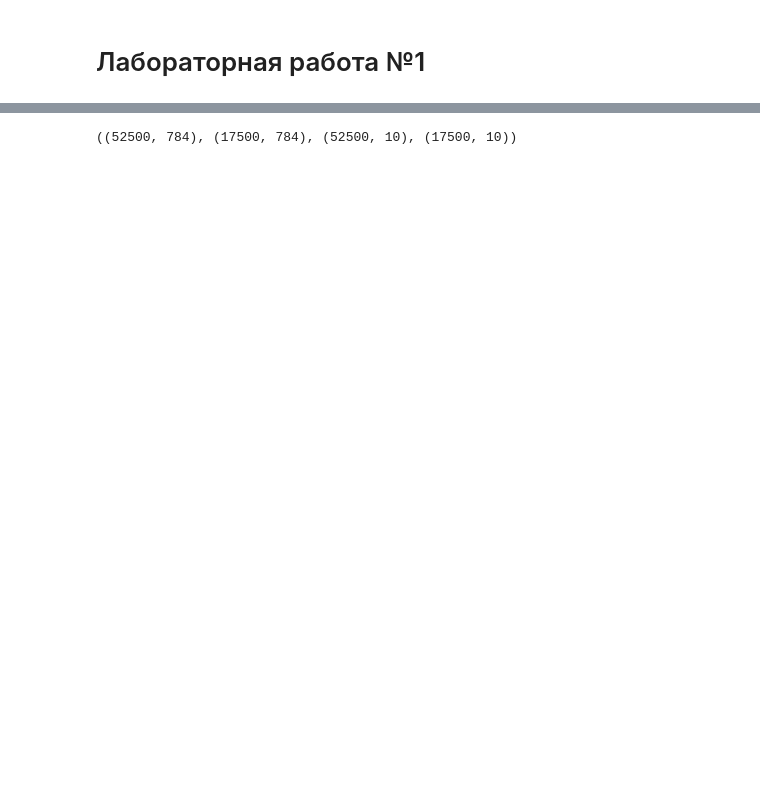
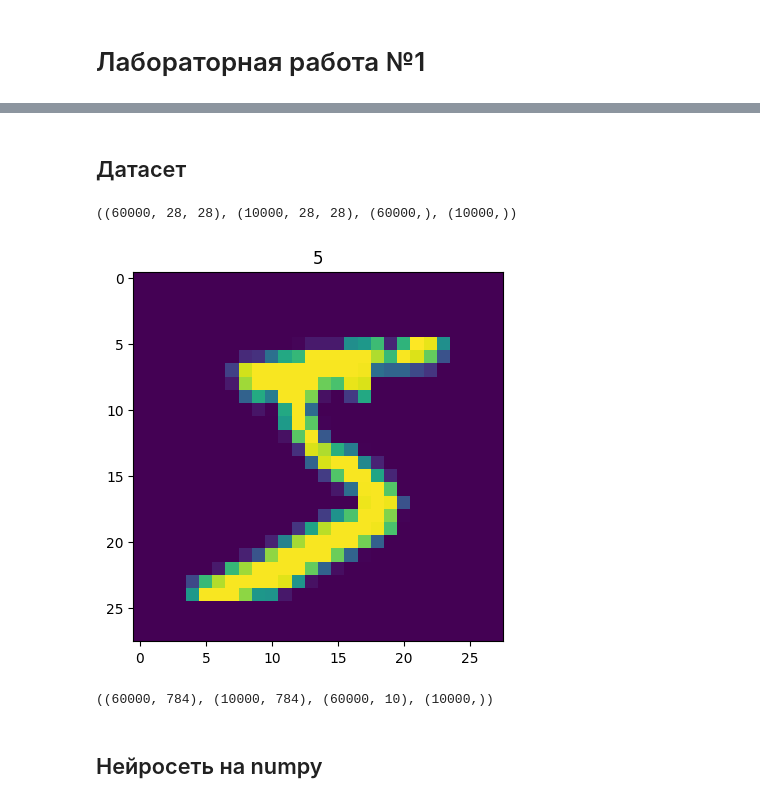
Before and after one commit to Rodimkov/deep-learning-course-practice-2025, a Jupyter notebook: laboratory_work_1/KamnevSV/01_Backpropagation.ipynb, the cells around one changed output, grey strips where cells are left out. Cells and saved outputs as stored; diff of their text form; code cells hidden in the pictures; blank space fills up the shorter version.

```diff
--- a/laboratory_work_1/KamnevSV/01_Backpropagation.ipynb
+++ b/laboratory_work_1/KamnevSV/01_Backpropagation.ipynb
@@ -33,6 +13,0 @@ pass
-# %%
-# 25% данных в тест, 75% в train:
-x_train, x_test, y_train, y_test = train_test_split(x_data, y_data, test_size=0.25, random_state=42, shuffle=True)
-x_train.shape, x_test.shape, y_train.shape, y_test.shape
-# %% [output]
-((52500, 784), (17500, 784), (52500, 10), (17500, 10))
@@ -39 +23,44 @@ x_train.shape, x_test.shape, y_train.shape, y_test.shape
+# %% [markdown]
+## Датасет
+# %%
+#@title Загрузка датасета MNIST
+train_dataset = datasets.MNIST(root='./data', train=True, download=True)
+test_dataset = datasets.MNIST(root='./data', train=False, download=True)
+# %%
+#@title Преобразование в numpy
+x_train = np.array([np.array(img) for img, _ in train_dataset])
+y_train = np.array([label for _, label in train_dataset])
+
+# Преобразование test к numpy
+x_test = np.array([np.array(img) for img, _ in test_dataset])
+y_test = np.array([label for _, label in test_dataset])
+
+x_train.shape, x_test.shape, y_train.shape, y_test.shape
+# %% [output]
+((60000, 28, 28), (10000, 28, 28), (60000,), (10000,))
+# %%
+#@title Обзор
+plt.imshow(x_train[0])
+plt.title(y_train[0])
+pass
+# %% [output]
+[figure, added]
+# %%
+#@title Препроцессинг
+
+# Нормализация
+x_train = x_train.astype(float) / 255.0
+x_test = x_test.astype(float) / 255.0
+
+# Изменение размера
+x_train = x_train.reshape(-1, 28*28)
+x_test = x_test.reshape(-1, 28*28)
+
+# Кодирование в ohe
+ohe = OneHotEncoder()
+y_train = ohe.fit_transform(y_train.reshape(-1, 1)).toarray()
+
+x_train.shape, x_test.shape, y_train.shape, y_test.shape
+# %% [output]
+((60000, 784), (10000, 784), (60000, 10), (10000,))
 # %%
@@ -58 +75,3 @@ epochs = 20
+# %% [markdown]
+## Нейросеть на numpy
 # %%
```
Also changed, not shown: parts of 18 cells of this notebook.
